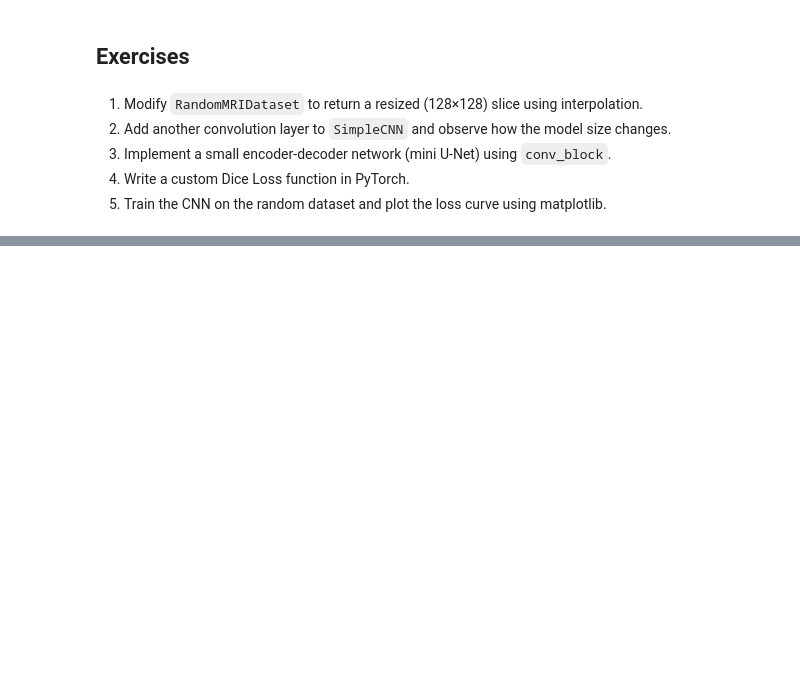
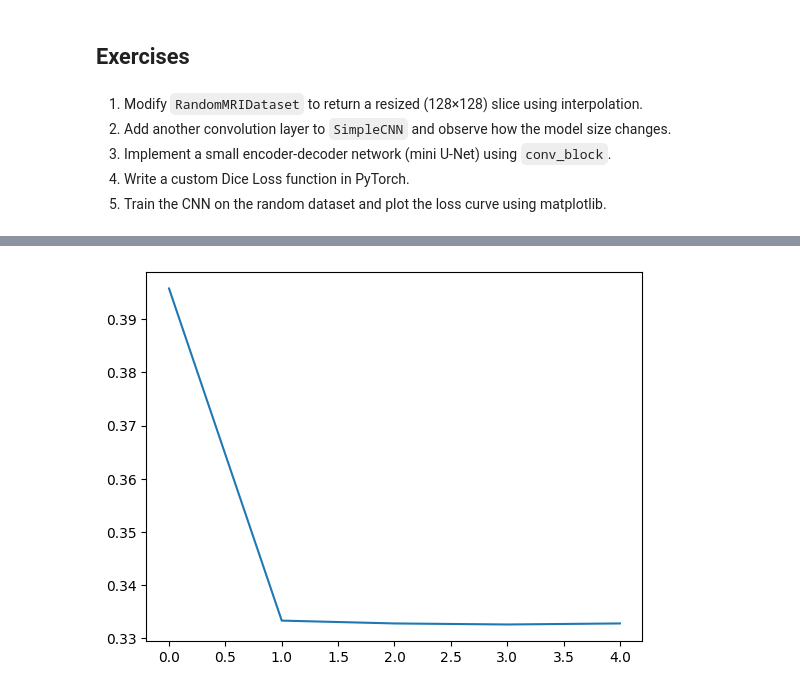
Before and after one commit to Vithulakash24/Brain_Tumor_Segmentation_BCP, a Jupyter notebook: Week_2/Python_libraries/Pytorch/pytorch_basics.ipynb, the cells around one changed output, grey strips where cells are left out. Drawn from its saved outputs; the diff is of its cells as text; code cells hidden in the pictures; blank space fills up the shorter version.

```diff
--- a/Week_2/Python_libraries/Pytorch/pytorch_basics.ipynb
+++ b/Week_2/Python_libraries/Pytorch/pytorch_basics.ipynb
@@ -149,0 +242,5 @@ torch.Size([1, 16, 128, 128])
+# %%
+plt.plot(lossavg)
+plt.show()
+# %% [output]
+[figure, added]
```
Also changed, not shown: parts of 7 cells of this notebook.
